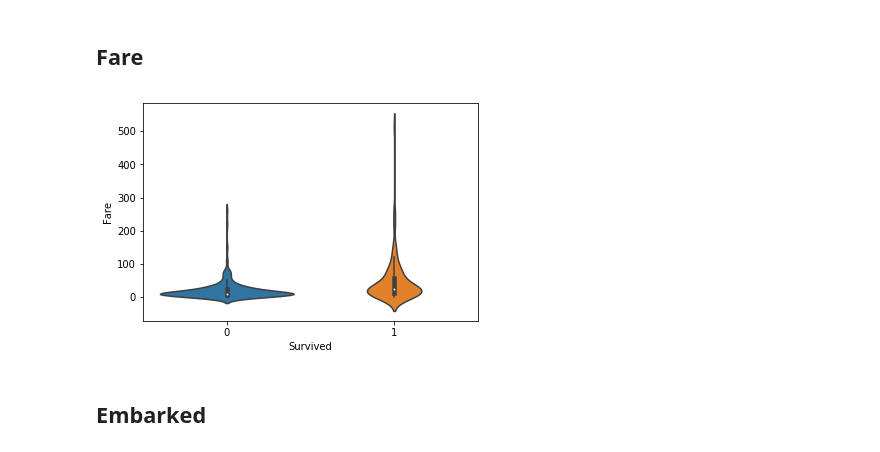
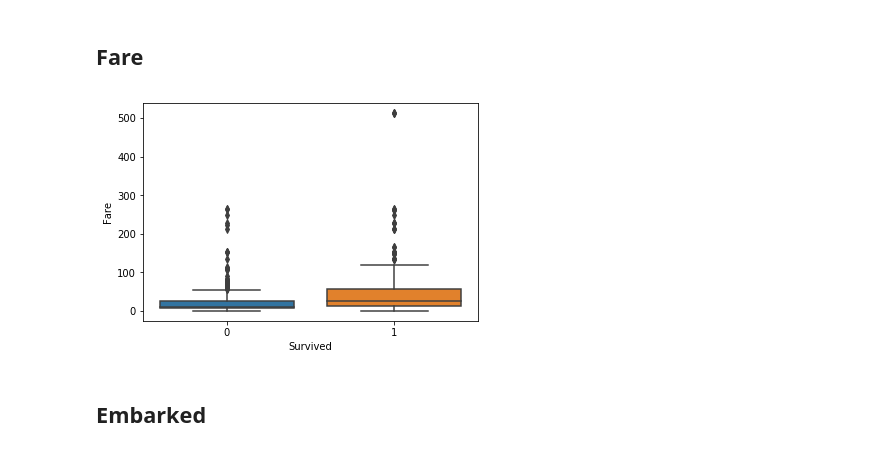
Before and after one commit to KJC1004/FDA_Titanic, a Jupyter notebook: titanic.ipynb, the cells around one changed output. Saved outputs shown, nothing was run; the diff lists cells and outputs as text; code cells hidden in the pictures.

```diff
--- a/titanic.ipynb
+++ b/titanic.ipynb
@@ -95,10 +84,8 @@ sns.FacetGrid(titanic, col='Pclass').map(sns.countplot, 'Survived', order=[0,1])
 
 # Modification
 col = 'Pclass'
-pclass = titanic[col]
-
-onehot = pd.get_dummies(pd.Categorical(pclass), prefix=col)
-titanic = pd.concat([titanic, onehot], axis=1).drop(col, axis=1)
+one_hot = pd.get_dummies(titanic[col], prefix=col)
+titanic = pd.concat([titanic, one_hot], axis=1).drop(col, axis=1)
 # %% [output]
 [figure]
 # %% [markdown]
@@ -129,9 +116,9 @@ sns.FacetGrid(titanic, col='Parch', col_wrap=4).map(sns.countplot, 'Survived', o
 # %% [markdown]
 ## Fare
 # %%
-sns.violinplot(x='Survived', y='Fare', data=titanic);
+sns.boxplot(x='Survived', y='Fare', data=titanic);
 # %% [output]
-[figure, old version]
+[figure, new version]
 # %% [markdown]
 ## Embarked
 # %%
```
Also changed, not shown: parts of 36 cells of this notebook.
